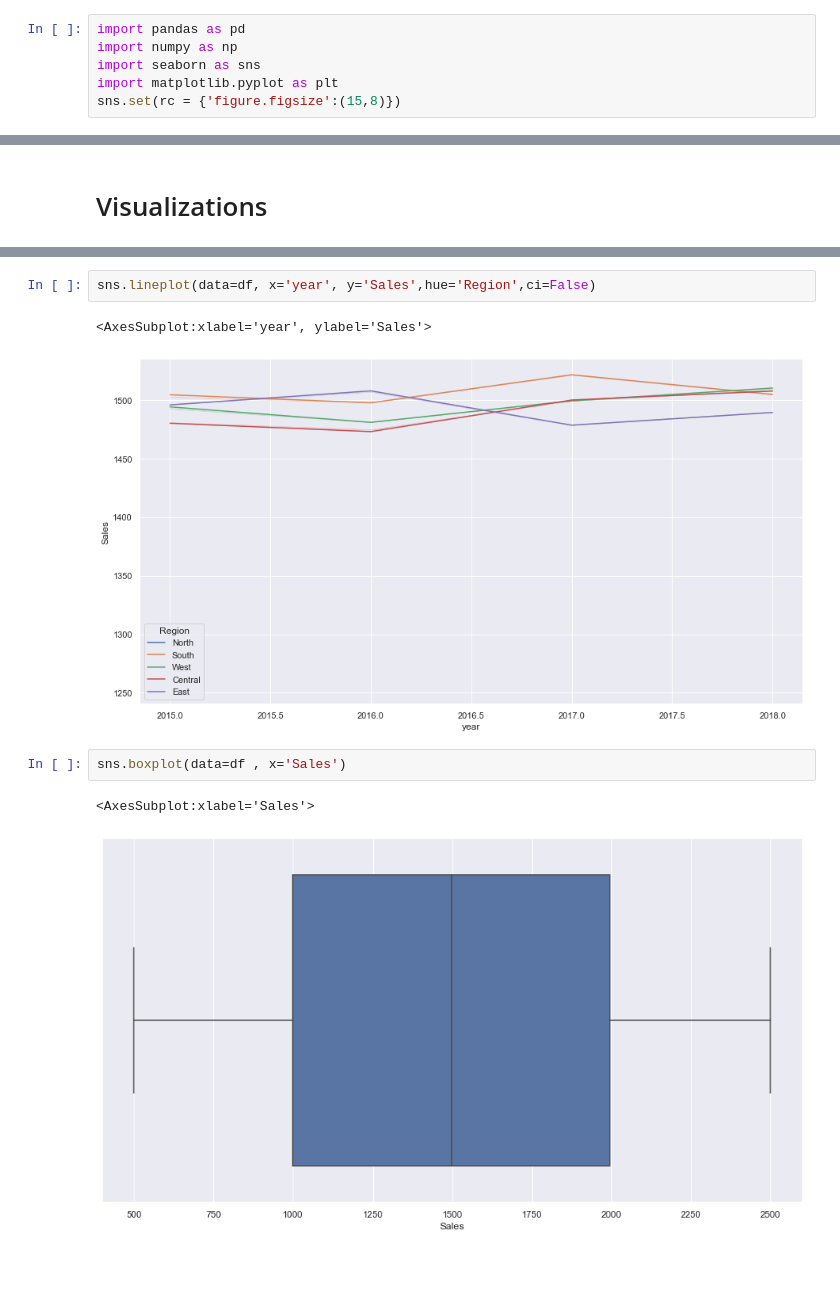
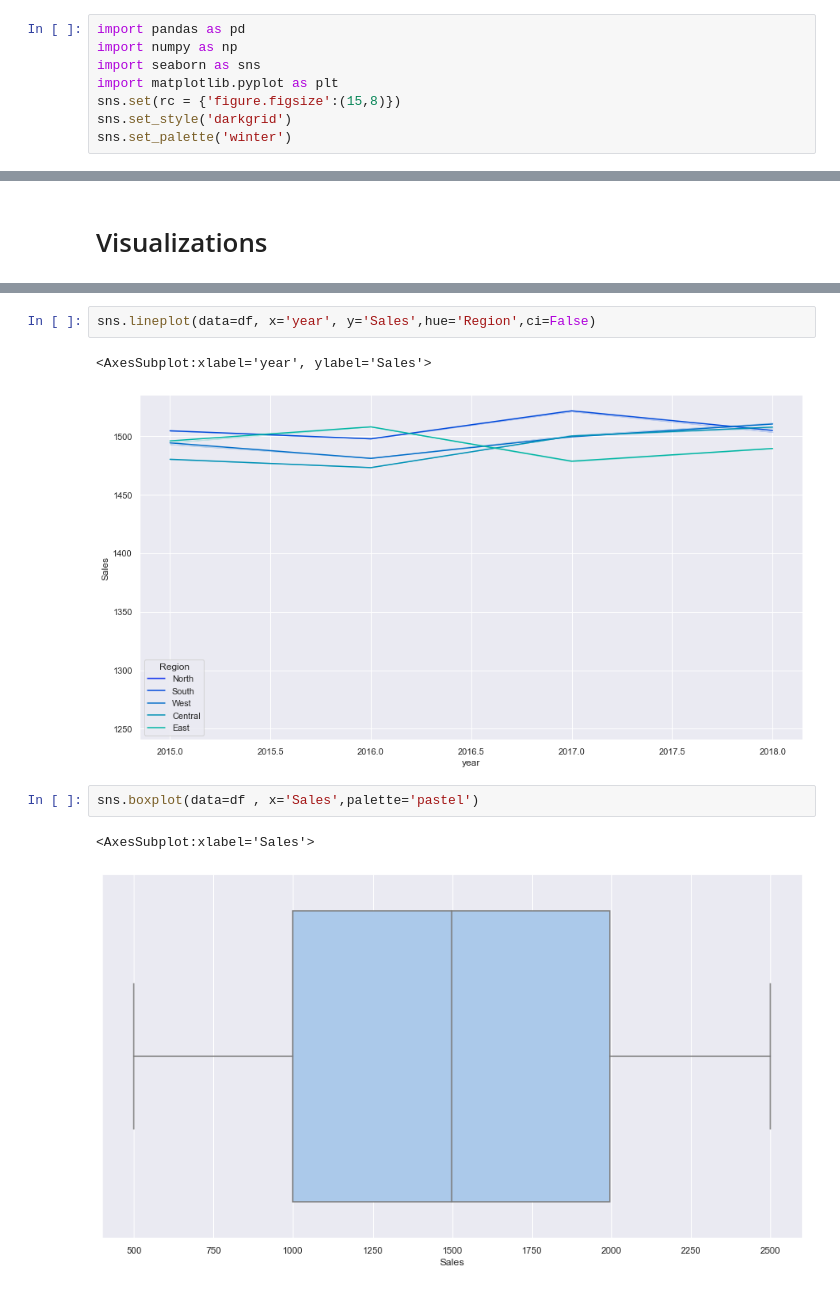
Before and after one commit to Jimmy90s/Data-Projects, a Jupyter notebook: Supermart Grocery Sales - Retail Analytics Dataset/eda.ipynb, the cells around one changed output, grey strips where cells are left out. Cells and saved outputs as stored; diff of their text form.

```diff
--- a/Supermart Grocery Sales - Retail Analytics Dataset/eda.ipynb
+++ b/Supermart Grocery Sales - Retail Analytics Dataset/eda.ipynb
@@ -10,6 +10,8 @@ import numpy as np
 import seaborn as sns
 import matplotlib.pyplot as plt
 sns.set(rc = {'figure.figsize':(15,8)})
+sns.set_style('darkgrid')
+sns.set_palette('winter')
 # %%
 df = pd.read_csv('Sales.csv')
 print(df.info())
@@ -277,9 +279,9 @@ sns.lineplot(data=df, x='year', y='Profit',ci=False)
 sns.lineplot(data=df, x='year', y='Sales',hue='Region',ci=False)
 # %% [output]
 <AxesSubplot:xlabel='year', ylabel='Sales'>
-[figure, old version]
+[figure, new version]
 # %%
-sns.boxplot(data=df , x='Sales')
+sns.boxplot(data=df , x='Sales',palette='pastel')
 # %% [output]
 <AxesSubplot:xlabel='Sales'>
-[figure, old version]
+[figure, new version]
```
Also changed, not shown: parts of 6 cells of this notebook.
